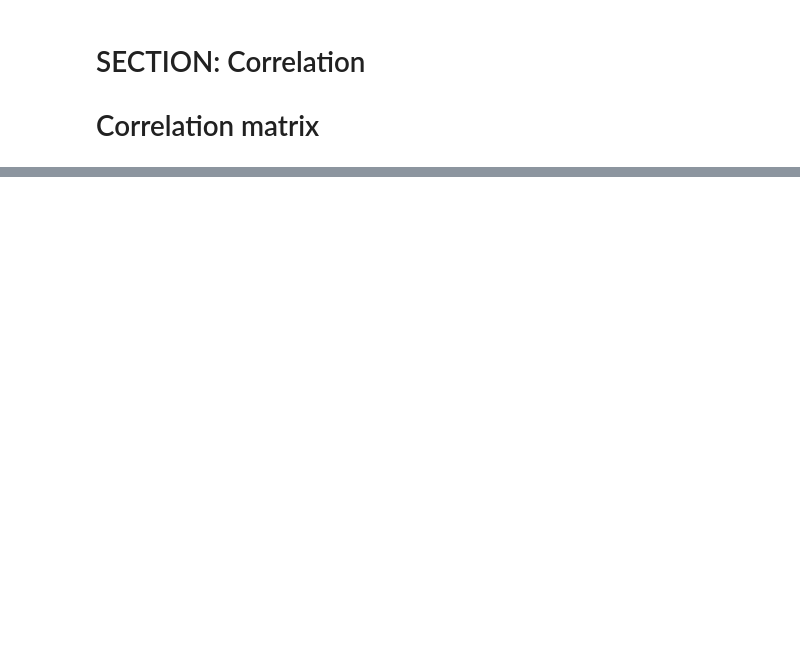
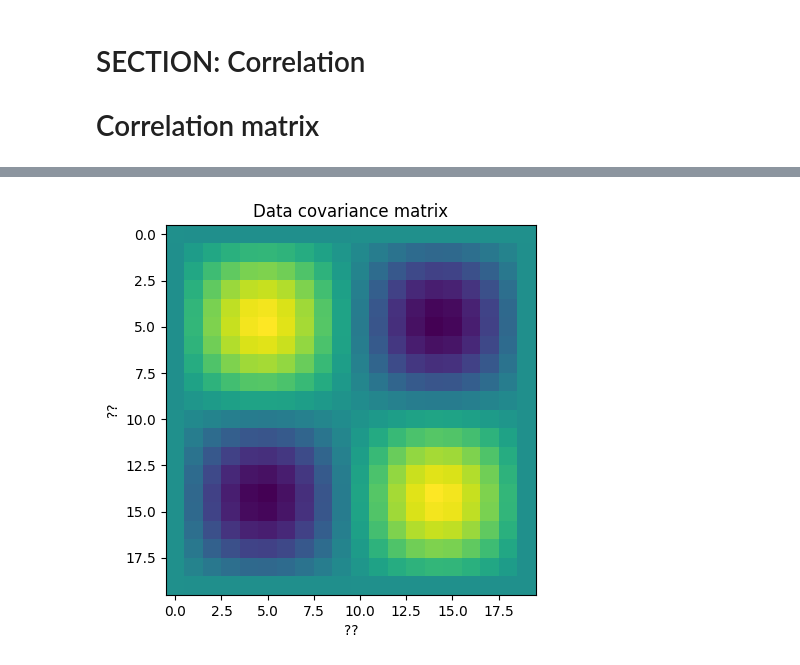
Before and after one commit to SiracencoSerghei/Statistics_and_ML, a Jupyter notebook: 2.8_correlation/stats_corr_corrMatrix.ipynb, the cells around one changed output, grey strips where cells are left out. Cells and saved outputs as stored; diff of their text form; code cells hidden in the pictures; blank space fills up the shorter version.

```diff
--- a/2.8_correlation/stats_corr_corrMatrix.ipynb
+++ b/2.8_correlation/stats_corr_corrMatrix.ipynb
@@ -43,14 +49,18 @@ plt.show()
 # %%
 ## now compute the covariance matrix
 
 # note the size of the output!
-dataCovMat = np.cov(data.T)
+
+# dataCovMat = np.cov(data.T)
+dataCovMat = np.cov(data)
 
 plt.imshow(dataCovMat,vmin=-.5,vmax=.5)
 plt.title('Data covariance matrix')
 plt.xlabel('??')
 plt.ylabel('??')
 plt.show()
+# %% [output]
+[figure, added]
 # %%
 ## and now the correlation matrix
 
```
Also changed, not shown: parts of 3 cells of this notebook.
